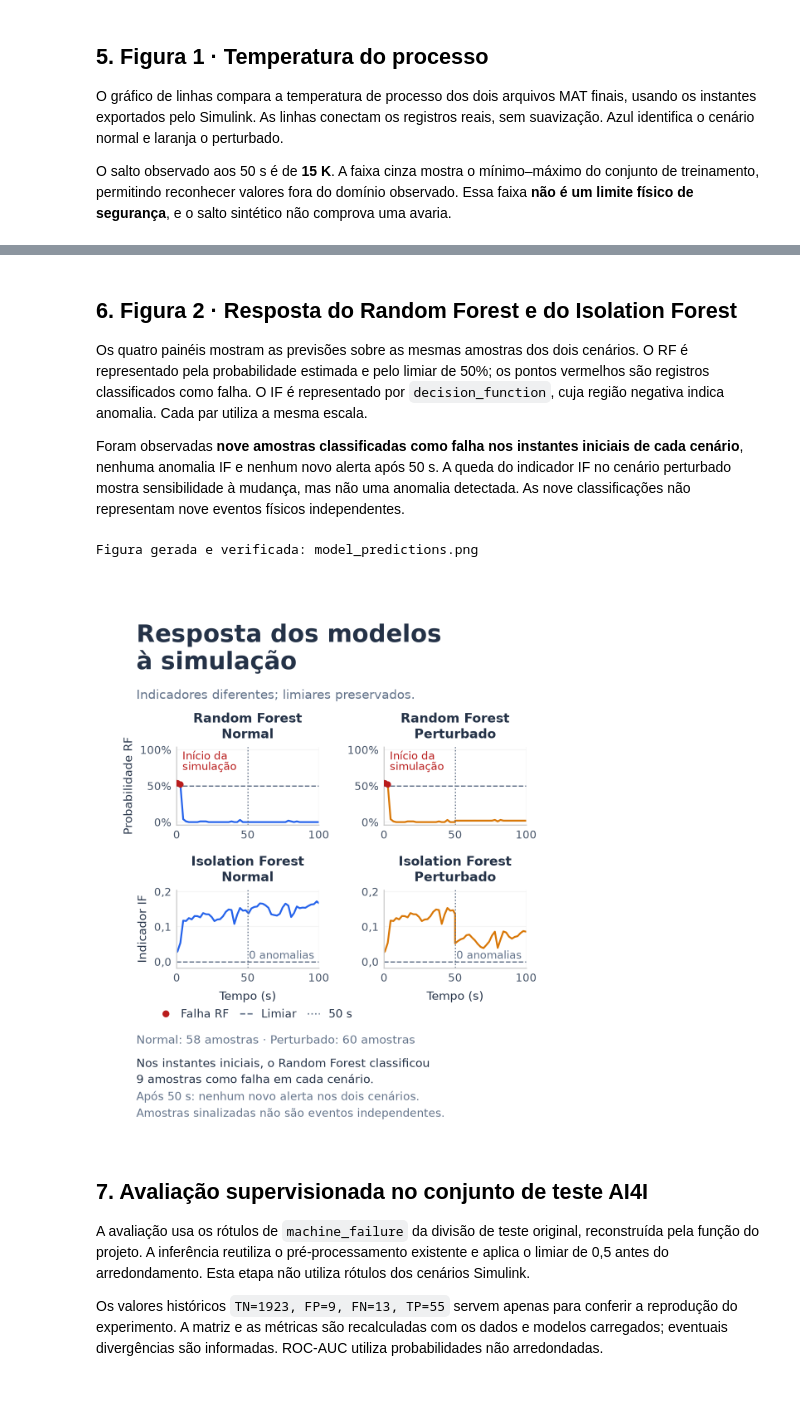
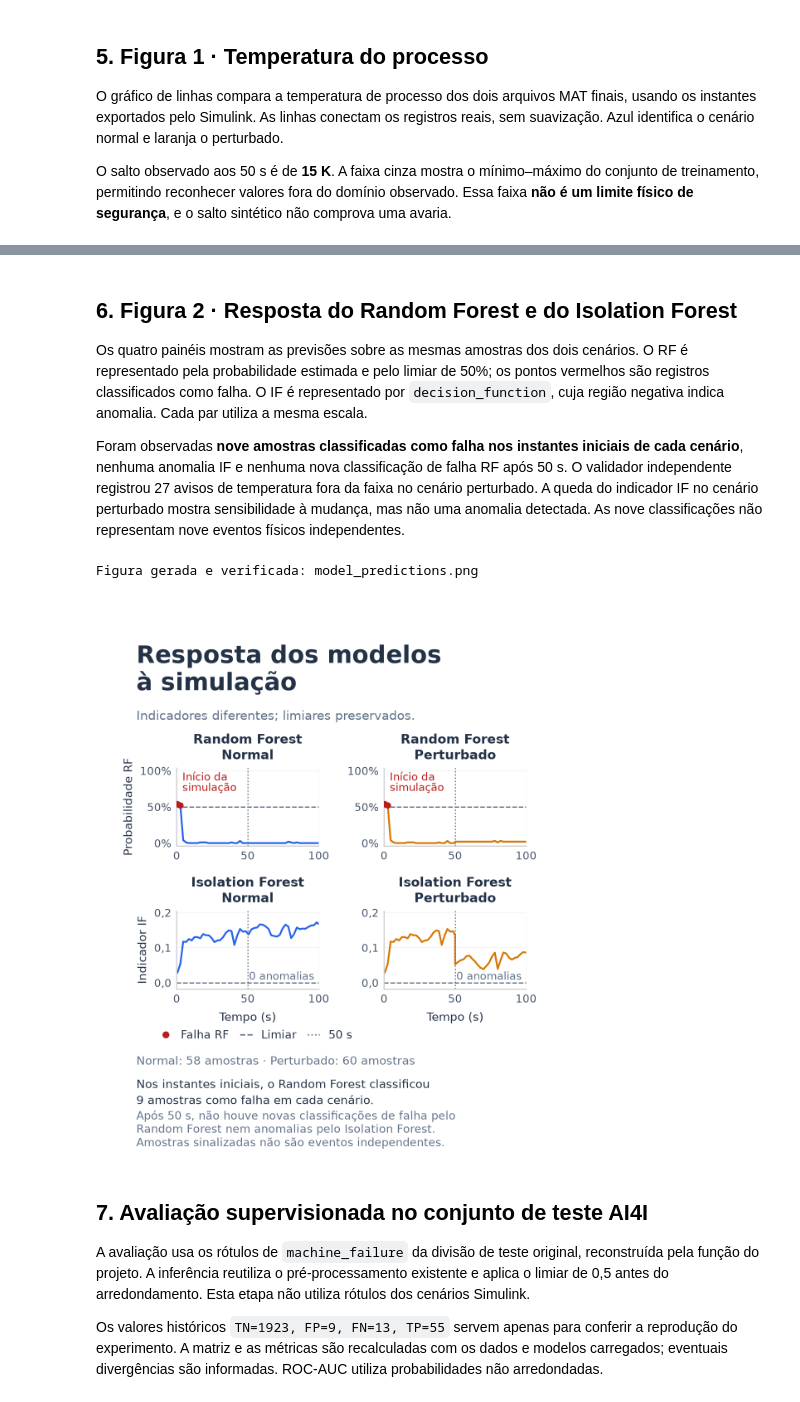
Before and after one commit to jean-pietro-lacerda/autopredict-ai, a Jupyter notebook: notebooks/model_evaluation.ipynb, the cells around one changed output, grey strips where cells are left out. Cells and saved outputs as stored; diff of their text form; code cells hidden in the pictures.

```diff
--- a/notebooks/model_evaluation.ipynb
+++ b/notebooks/model_evaluation.ipynb
@@ -354,7 +354,7 @@ Figura gerada e verificada: temperature_comparison.png
 
 Os quatro painéis mostram as previsões sobre as mesmas amostras dos dois cenários. O RF é representado pela probabilidade estimada e pelo limiar de 50%; os pontos vermelhos são registros classificados como falha. O IF é representado por `decision_function`, cuja região negativa indica anomalia. Cada par utiliza a mesma escala.
 
-Foram observadas **nove amostras classificadas como falha nos instantes iniciais de cada cenário**, nenhuma anomalia IF e nenhum novo alerta após 50 s. A queda do indicador IF no cenário perturbado mostra sensibilidade à mudança, mas não uma anomalia detectada. As nove classificações não representam nove eventos físicos independentes.
+Foram observadas **nove amostras classificadas como falha nos instantes iniciais de cada cenário**, nenhuma anomalia IF e nenhuma nova classificação de falha RF após 50 s. O validador independente registrou 27 avisos de temperatura fora da faixa no cenário perturbado. A queda do indicador IF no cenário perturbado mostra sensibilidade à mudança, mas não uma anomalia detectada. As nove classificações não representam nove eventos físicos independentes.
 # %%
 fig = analysis_figure("Resposta dos modelos\nà simulação", "Indicadores diferentes; limiares preservados.")
 grid = fig.add_gridspec(2, 2, left=0.18, right=0.96, bottom=0.30, top=0.695,
@@ -381,36 +381,36 @@ for column, (name, frame) in enumerate(runs.items()):
     if_ax.text(0.97, 0.12, f"{format_br(frame.is_anomaly.sum())} anomalias", transform=if_ax.transAxes,
                 ha="right", fontsize=6.2, color=GRAY)
     for ax in (rf_ax, if_ax):
         ax.axvline(50, color=GRAY, linestyle=":", linewidth=0.7)
         ax.set_title(ax.get_title(), fontsize=7.5, pad=5)
         ax.tick_params(labelsize=6.3, pad=1, length=2)
         ax.xaxis.label.set_size(6.7)
 axes[0, 0].set_ylabel("Probabilidade RF", fontsize=6.8, labelpad=3)
 axes[1, 0].set_ylabel("Indicador IF", fontsize=6.8, labelpad=3)
 fig.legend(handles=[Line2D([], [], marker="o", linestyle="none", color=RED, markersize=3, label="Falha RF"),
                     Line2D([], [], color=GRAY, linestyle="--", linewidth=0.8, label="Limiar"),
                     Line2D([], [], color=GRAY, linestyle=":", linewidth=0.8, label="50 s")],
            loc="upper left", bbox_to_anchor=(0.12, 0.245), ncol=3, frameon=False,
            fontsize=6.4, handlelength=1.1, columnspacing=1)
 counts_text = " · ".join(f"{name}: {format_br(len(frame))} amostras" for name, frame in runs.items())
 fig.text(0.09, 0.165, counts_text, fontsize=6.7, color=GRAY)
 initial_counts = [int(frame.loc[frame.time_s < 50, "failure_predicted"].sum()) for frame in runs.values()]
 post_rf = [int(frame.loc[frame.time_s >= 50, "failure_predicted"].sum()) for frame in runs.values()]
 post_if = [int(frame.loc[frame.time_s >= 50, "is_anomaly"].sum()) for frame in runs.values()]
 initial_message = (
     f"Nos instantes iniciais, o Random Forest classificou\n{initial_counts[0]} amostras como falha em cada cenário."
     if initial_counts[0] == initial_counts[1]
     else f"Nos instantes iniciais, o Random Forest classificou\n{initial_counts[0]} e {initial_counts[1]} amostras como falha, respectivamente."
 )
 fig.text(0.09, 0.143, initial_message, fontsize=6.7, color=INK, va="top", linespacing=1.3)
-post_message = ("Após 50 s: nenhum novo alerta nos dois cenários." if not any(post_rf + post_if)
+post_message = ("Após 50 s, não houve novas classificações de falha pelo\nRandom Forest nem anomalias pelo Isolation Forest." if not any(post_rf + post_if)
                 else f"Após 50 s: RF {post_rf[0]}/{post_rf[1]}; IF {post_if[0]}/{post_if[1]}.")
 fig.text(0.09, 0.085, post_message + "\nAmostras sinalizadas não são eventos independentes.",
-         fontsize=6.5, color=GRAY, va="top", linespacing=1.5)
+         fontsize=6.5, color=GRAY, va="top", linespacing=1.2)
 save_figure(fig, "model_predictions.png")
 # %% [output]
 Figura gerada e verificada: model_predictions.png
-[figure, old version]
+[figure, new version]
 # %% [markdown]
 ## 7. Avaliação supervisionada no conjunto de teste AI4I
 
```
Also changed, not shown: parts of 7 cells of this notebook, 2 other files.
